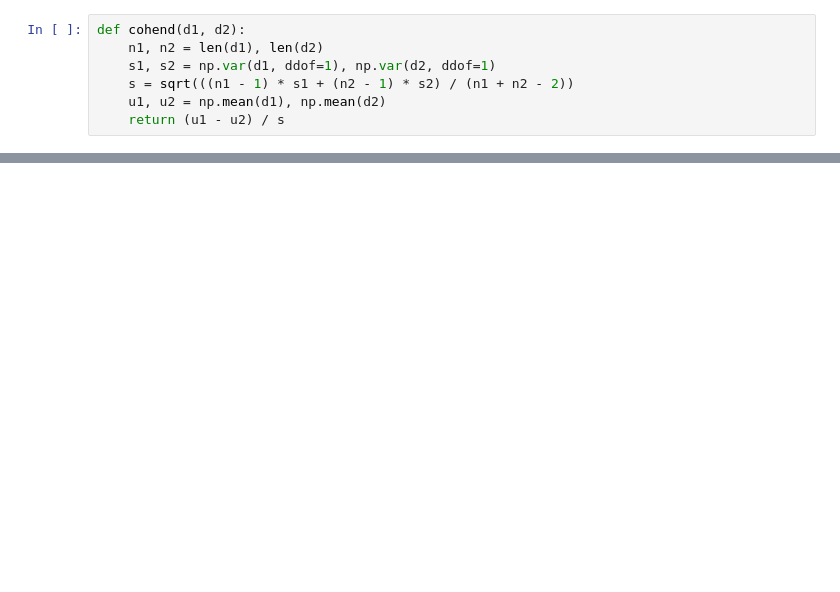
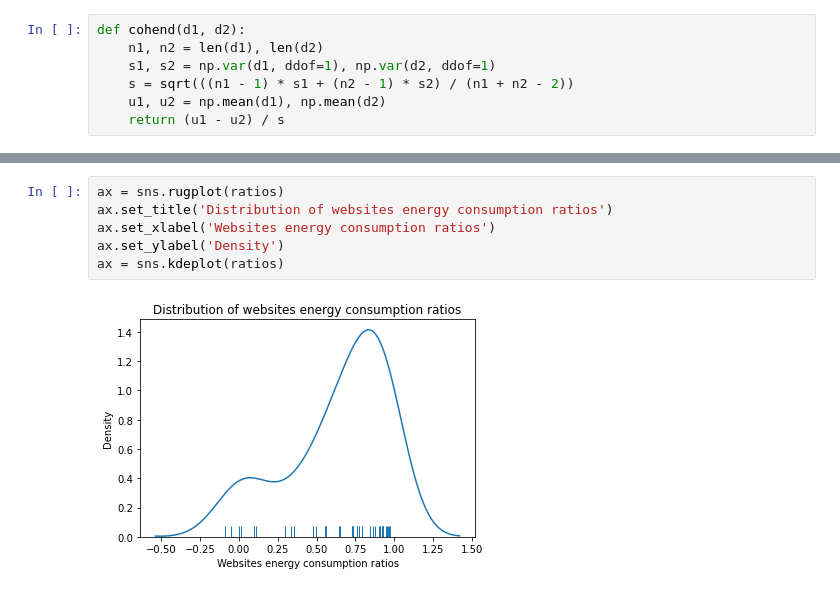
Before and after one commit to gwendal-jouneaux/AdaptableHTML-EnergyConsumption, a Jupyter notebook: WebsiteCarbon.ipynb, the cells around one changed output, grey strips where cells are left out. Saved outputs shown, nothing was run; the diff lists cells and outputs as text; blank space fills up the shorter version.

```diff
--- a/WebsiteCarbon.ipynb
+++ b/WebsiteCarbon.ipynb
@@ -362,0 +308,8 @@ fieller(test, control, 0.05)
+# %%
+ax = sns.rugplot(ratios)
+ax.set_title('Distribution of websites energy consumption ratios')
+ax.set_xlabel('Websites energy consumption ratios')
+ax.set_ylabel('Density')
+ax = sns.kdeplot(ratios)
+# %% [output]
+[figure, added]
```
Also changed, not shown: parts of 25 cells of this notebook, 4 other files.
